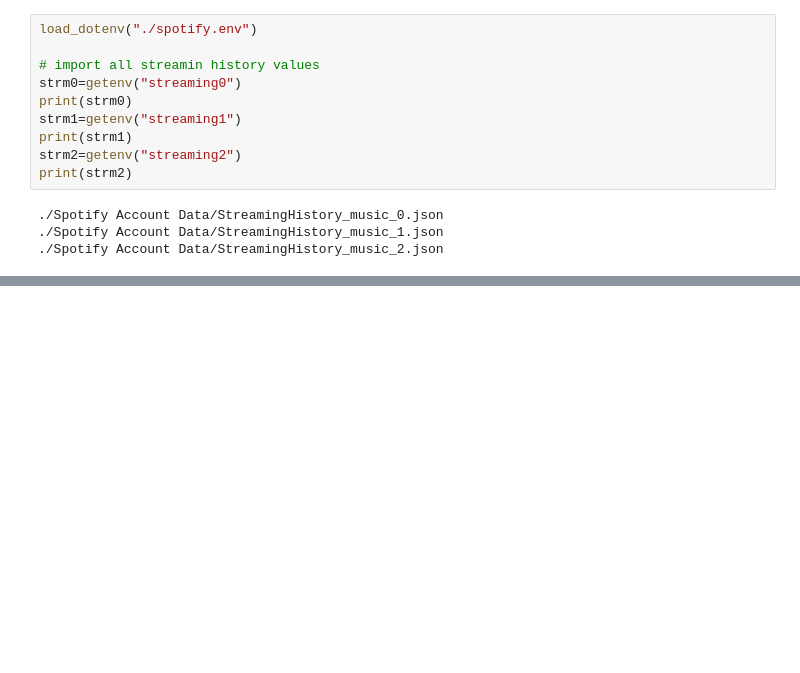
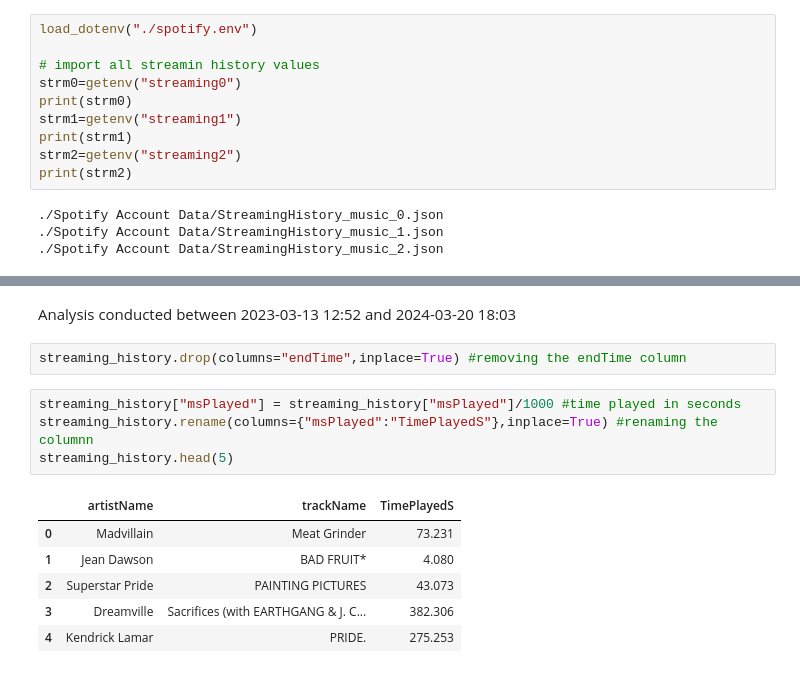
Before and after one commit to walex999/Spotify, a Jupyter notebook: spotify_analysis.ipynb, the cells around one changed output, grey strips where cells are left out. Cells and saved outputs as stored; diff of their text form; blank space fills up the shorter version.

Commit message:
Start of analysis

```diff
--- a/spotify_analysis.ipynb
+++ b/spotify_analysis.ipynb
@@ -58,0 +67,15 @@ print(streaming_history.size)
+# %% [markdown]
+Analysis conducted between 2023-03-13 12:52 and 2024-03-20 18:03
+# %%
+streaming_history.drop(columns="endTime",inplace=True) #removing the endTime column
+# %%
+streaming_history["msPlayed"] = streaming_history["msPlayed"]/1000 #time played in seconds
+streaming_history.rename(columns={"msPlayed":"TimePlayedS"},inplace=True) #renaming the columnn
+streaming_history.head(5)
+# %% [output]
+|  | artistName | trackName | TimePlayedS |
+| 0 | Madvillain | Meat Grinder | 73.231 |
+| 1 | Jean Dawson | BAD FRUIT* | 4.080 |
+| 2 | Superstar Pride | PAINTING PICTURES | 43.073 |
+| 3 | Dreamville | Sacrifices (with EARTHGANG & J. C... | 382.306 |
+| 4 | Kendrick Lamar | PRIDE. | 275.253 |
```
Also changed, not shown: parts of 12 cells of this notebook.
